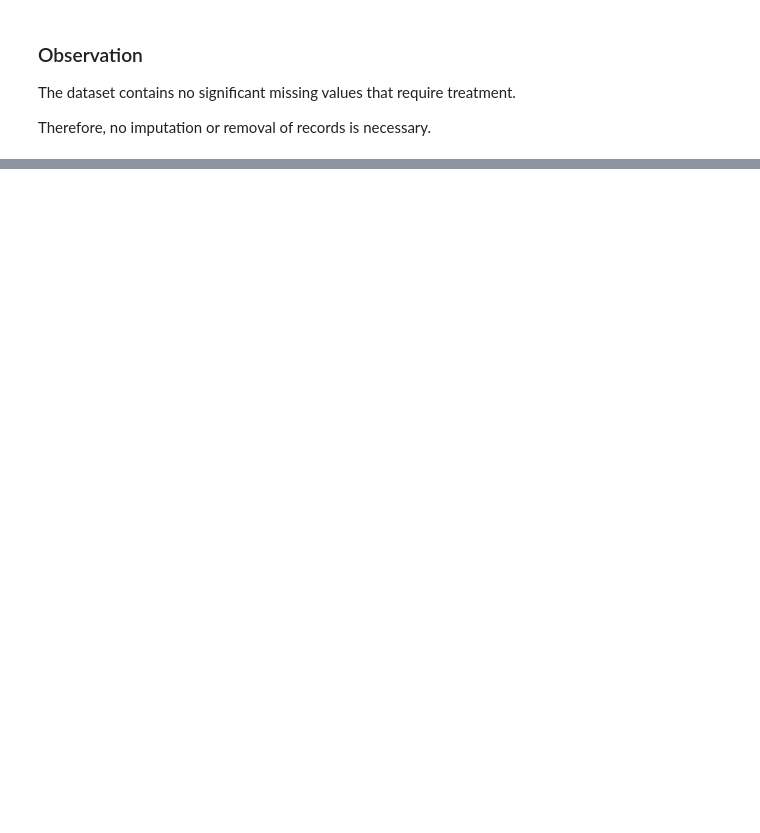
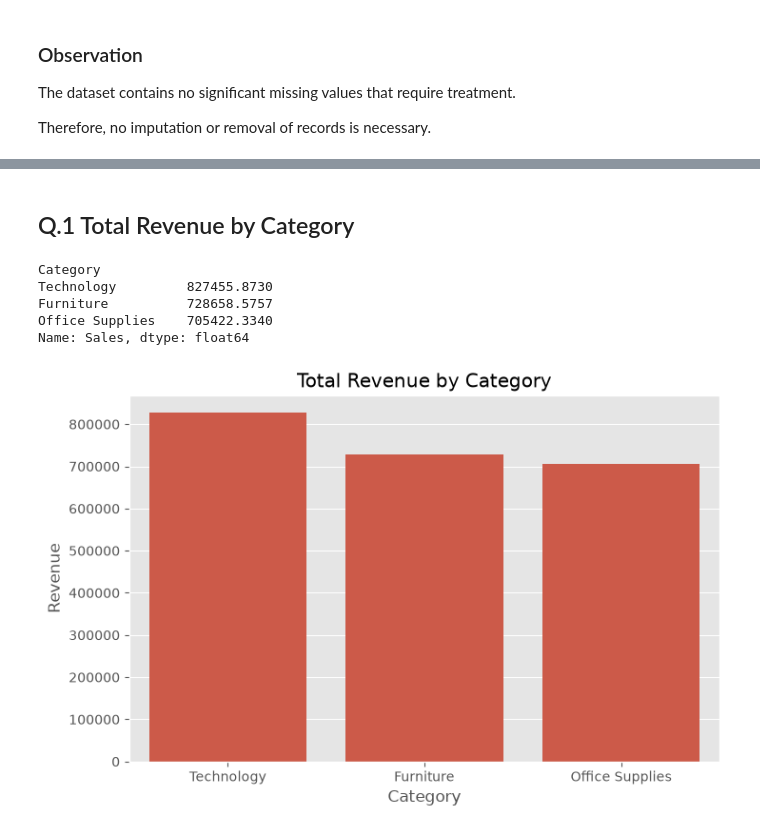
Before and after one commit to opmeenaji81/SalesForecasting_OmprakashMeena, a Jupyter notebook: analysis.ipynb, the cells around one changed output, grey strips where cells are left out. Saved outputs shown, nothing was run; the diff lists cells and outputs as text; code cells hidden in the pictures; blank space fills up the shorter version.

Commit message:
Completed Exploratory Data Analysis Part 1

```diff
--- a/analysis.ipynb
+++ b/analysis.ipynb
@@ -245,0 +282,5 @@ Therefore, no imputation or removal of records is necessary.
+# %%
+# reloding the fresh data again
+
+# Reload fresh dataset
+sales_df = pd.read_csv("train.csv")
@@ -245,0 +431,34 @@ Therefore, no imputation or removal of records is necessary.
+# %% [markdown]
+## Q.1 Total Revenue by Category
+# %%
+category_sales = (
+    sales_df
+    .groupby("Category")["Sales"]
+    .sum()
+    .sort_values(ascending=False)
+)
+
+category_sales
+# %% [output]
+Category
+Technology         827455.8730
+Furniture          728658.5757
+Office Supplies    705422.3340
+Name: Sales, dtype: float64
+# %%
+plt.figure(figsize=(8,5))
+
+sns.barplot(
+    x=category_sales.index,
+    y=category_sales.values
+)
+
+plt.title("Total Revenue by Category")
+
+plt.xlabel("Category")
+
+plt.ylabel("Revenue")
+
+plt.show()
+# %% [output]
+[figure, added]
```
Also changed, not shown: parts of 24 cells of this notebook.
